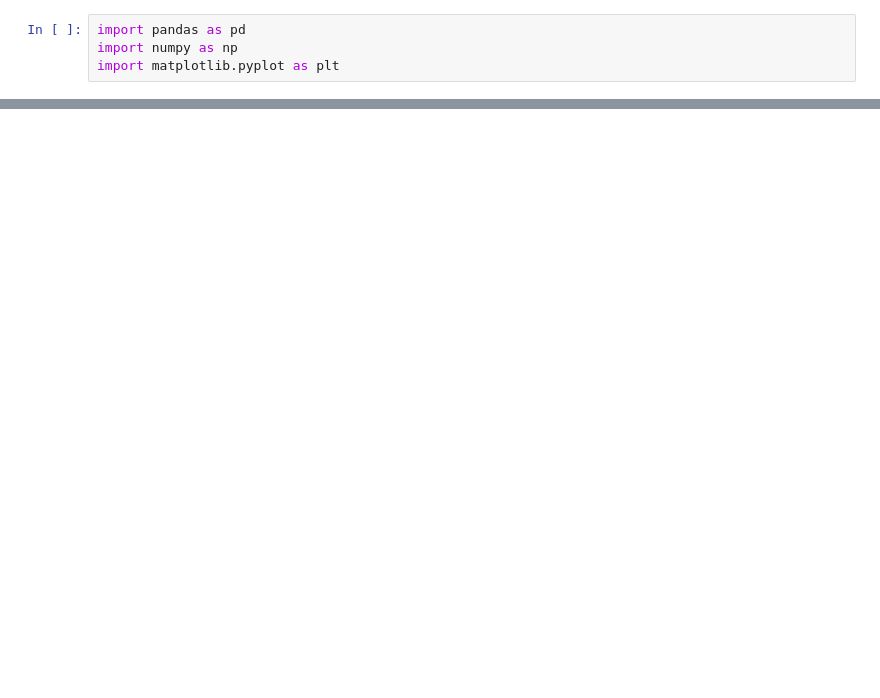
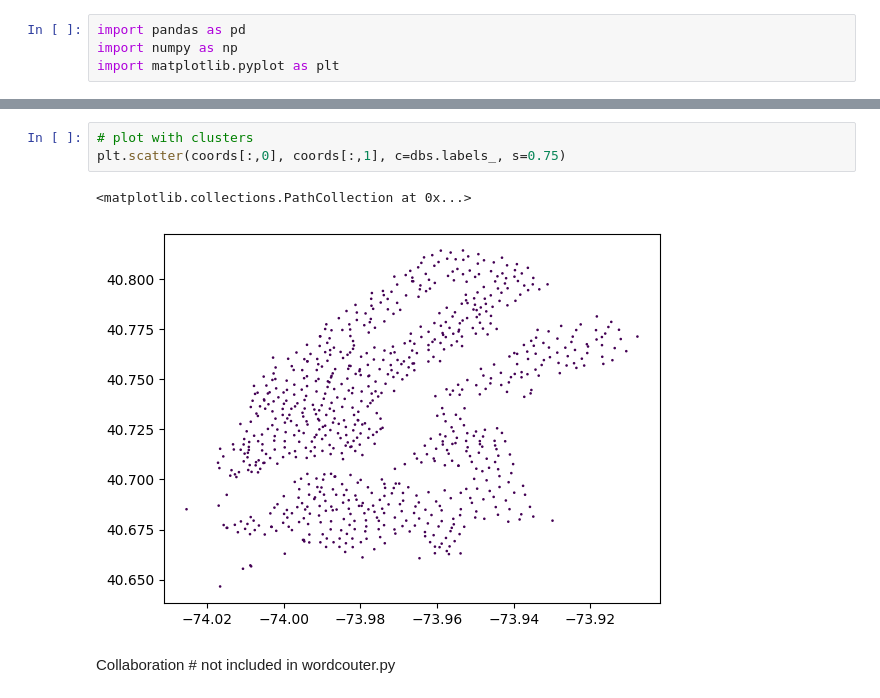
Before and after one commit to AlexisVandenHeede/IntroBA, a Jupyter notebook: report.ipynb, the cells around one changed output, grey strips where cells are left out. Drawn from its saved outputs; the diff is of its cells as text; blank space fills up the shorter version.

```diff
--- a/report.ipynb
+++ b/report.ipynb
@@ -96,0 +129,8 @@ dbs = DBSCAN(min_samples=1000, eps=0.0005)
+# %%
+# plot with clusters
+plt.scatter(coords[:,0], coords[:,1], c=dbs.labels_, s=0.75)
+# %% [output]
+<matplotlib.collections.PathCollection at 0x...>
+[figure, added]
+# %% [markdown]
+Collaboration # not included in wordcouter.py
```
Also changed, not shown: parts of 17 cells of this notebook, 1 other file.
